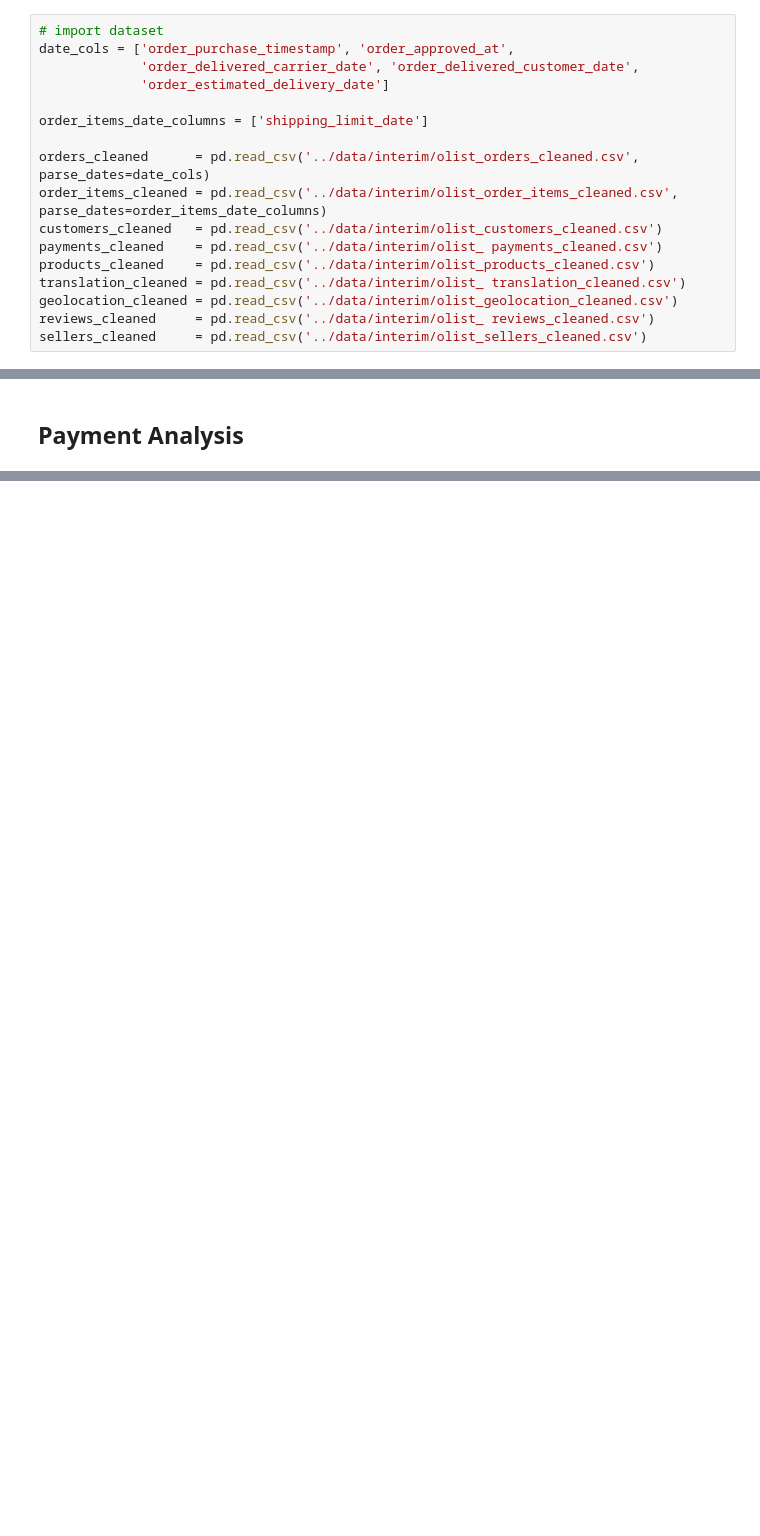
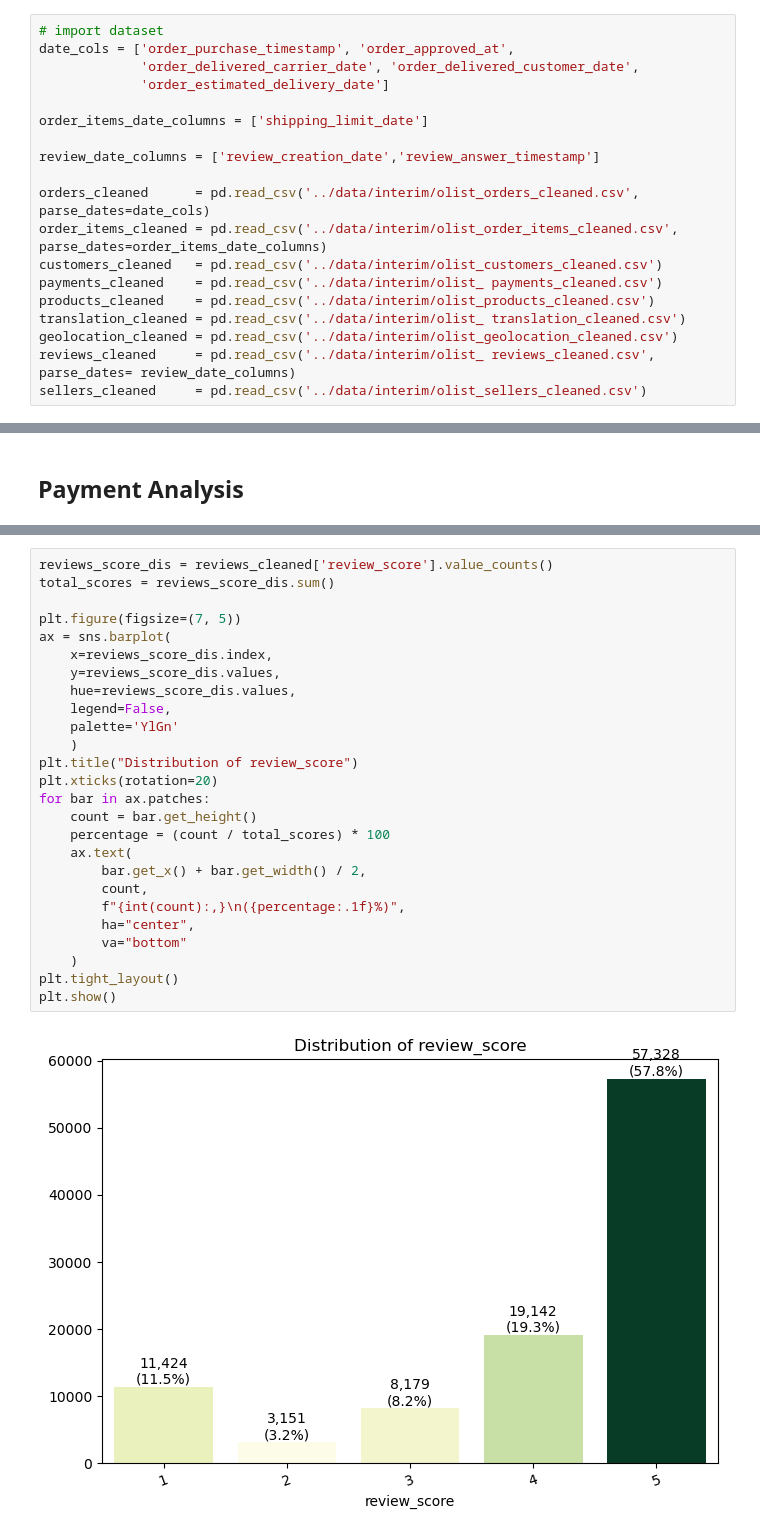
Before and after one commit to AminrezaAman/brazilian-ecommerce-analytics, a Jupyter notebook: notebooks/03_Exploratory_Data_Analysis.ipynb, the cells around one changed output, grey strips where cells are left out. Drawn from its saved outputs; the diff is of its cells as text; blank space fills up the shorter version.

```diff
--- a/notebooks/03_Exploratory_Data_Analysis.ipynb
+++ b/notebooks/03_Exploratory_Data_Analysis.ipynb
@@ -13,6 +13,8 @@ date_cols = ['order_purchase_timestamp', 'order_approved_at',
 
 order_items_date_columns = ['shipping_limit_date']
 
+review_date_columns = ['review_creation_date','review_answer_timestamp']
+
 orders_cleaned      = pd.read_csv('../data/interim/olist_orders_cleaned.csv', parse_dates=date_cols)
 order_items_cleaned = pd.read_csv('../data/interim/olist_order_items_cleaned.csv', parse_dates=order_items_date_columns)
 customers_cleaned   = pd.read_csv('../data/interim/olist_customers_cleaned.csv')
@@ -20,7 +22,7 @@ payments_cleaned    = pd.read_csv('../data/interim/olist_ payments_cleaned.csv')
 products_cleaned    = pd.read_csv('../data/interim/olist_products_cleaned.csv')
 translation_cleaned = pd.read_csv('../data/interim/olist_ translation_cleaned.csv')
 geolocation_cleaned = pd.read_csv('../data/interim/olist_geolocation_cleaned.csv')
-reviews_cleaned     = pd.read_csv('../data/interim/olist_ reviews_cleaned.csv')
+reviews_cleaned     = pd.read_csv('../data/interim/olist_ reviews_cleaned.csv', parse_dates= review_date_columns)
 sellers_cleaned     = pd.read_csv('../data/interim/olist_sellers_cleaned.csv')
 # %% [markdown]
 # EDA-01 — Univariate Analysis
@@ -733,0 +763,28 @@ plt.show()
+# %%
+reviews_score_dis = reviews_cleaned['review_score'].value_counts()
+total_scores = reviews_score_dis.sum()
+
+plt.figure(figsize=(7, 5))
+ax = sns.barplot(
+    x=reviews_score_dis.index,
+    y=reviews_score_dis.values,
+    hue=reviews_score_dis.values,
+    legend=False,
+    palette='YlGn'
+    )
+plt.title("Distribution of review_score")
+plt.xticks(rotation=20)
+for bar in ax.patches:
+    count = bar.get_height()
+    percentage = (count / total_scores) * 100
+    ax.text(
+        bar.get_x() + bar.get_width() / 2,
+        count,
+        f"{int(count):,}\n({percentage:.1f}%)",
+        ha="center",
+        va="bottom"
+    )
+plt.tight_layout()
+plt.show()
+# %% [output]
+[figure, added]
```
Also changed, not shown: parts of 17 cells of this notebook.
